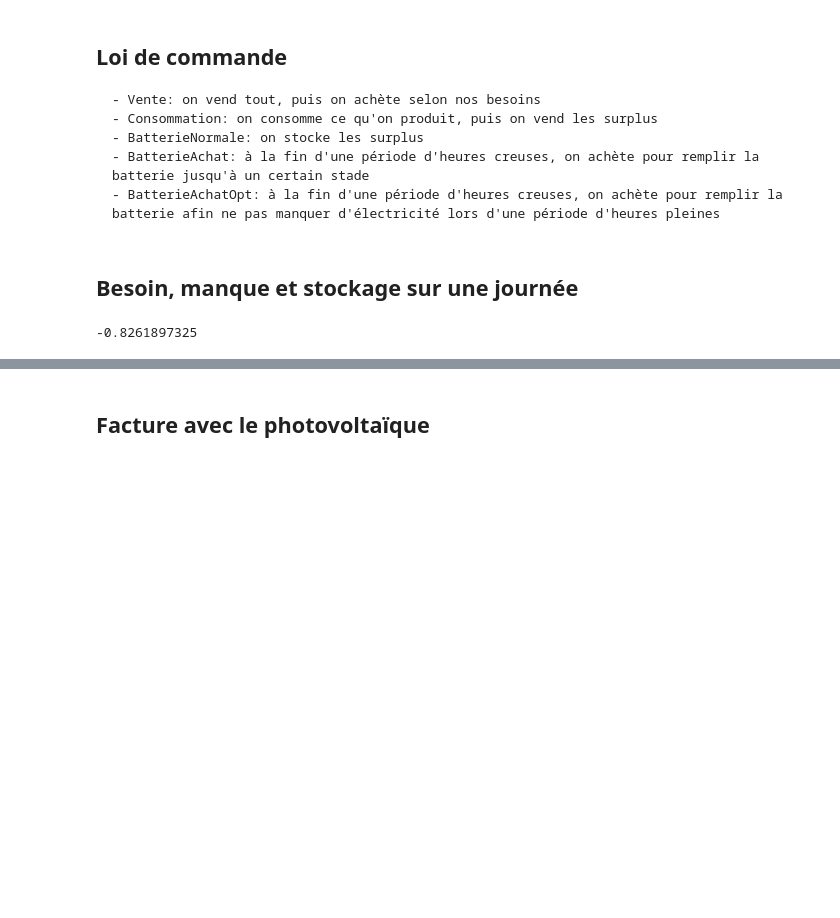
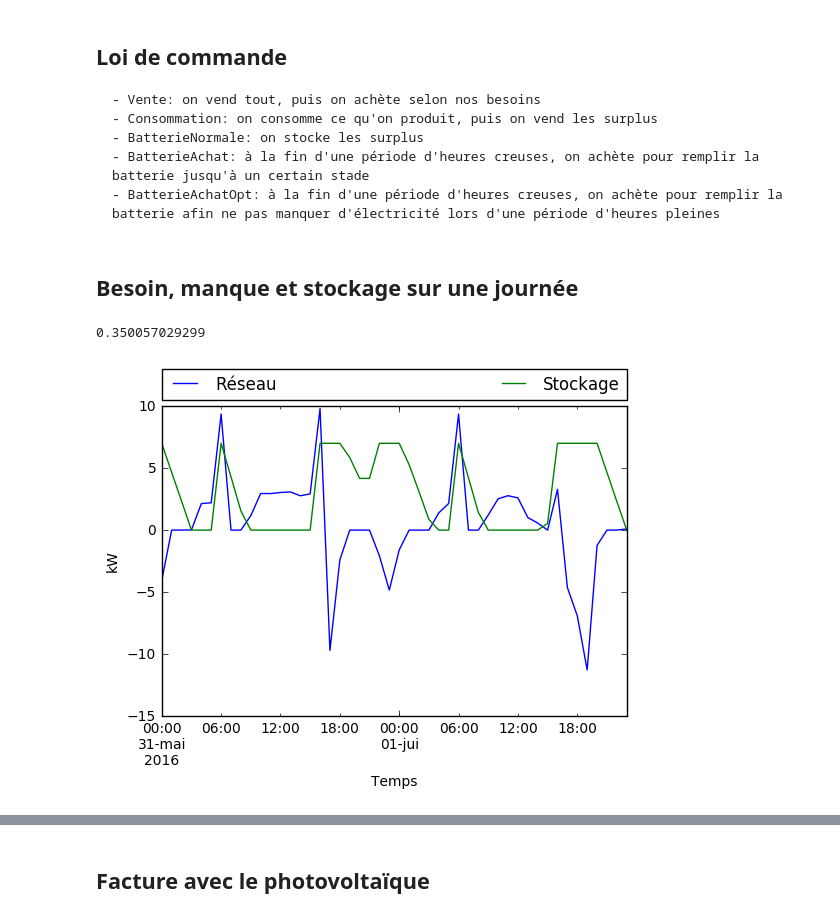
Before and after one commit to guhur/prod-electricite, a Jupyter notebook: simulations.ipynb, the cells around one changed output, grey strips where cells are left out. Saved outputs shown, nothing was run; the diff lists cells and outputs as text; code cells hidden in the pictures; blank space fills up the shorter version.

```diff
--- a/simulations.ipynb
+++ b/simulations.ipynb
@@ -289,7 +281,7 @@ def LoiConso(consommation, production, mask, rachat=prix_eolien):
 
 def LoiNormale(prod, cap_batterie, mask, conso = bale["consommation"],  rendement=0.9):
     batteriePleine = pd.Series(cap_batterie, index=bale[mask].index)
-    besoin = (conso-bale[prod])[mask]
+    besoin = (conso-bale[prod])[mask] if prod != "no-prod" else conso[mask]
     stockage = pd.Series(0, index=bale[mask].index)
     manque = pd.Series(0, index=bale[mask].index)   # manque  : > 0 si reseau > maison, <= 0 sinon
     stockagePre = 0.0
@@ -312,7 +304,7 @@ def LoiAchat(prod, cap_batterie, mask, coeff = 1.0, rendement = 0.9):
     batteriePleine = pd.Series(cap_batterie, index=bale[mask].index)
     stockage = pd.Series(0, index=bale[mask].index)
     manque = pd.Series(0, index=bale[mask].index)   # manque  : > 0 si reseau > maison, <= 0 sinon
-    besoin = (bale["consommation"]-bale[prod])[mask]
+    besoin = (bale["consommation"]-bale[prod])[mask] if prod != "no-prod" else bale["consommation"][mask]
     stockagePre = 0.0
     for p in bale[mask].index:
         m=  bale[mask].index == p
@@ -344,7 +336,7 @@ def LoiOptimal(prod,cap_batterie, mask, rendement = 0.9, conso=bale['consommatio
     stockage = pd.Series(0, index=bale[mask].index)
     decision_times = pd.Series(0,index=bale[mask].index)
     manque = pd.Series(0, index=bale[mask].index)   # manque  : > 0 si reseau > maison, <= 0 sinon
-    besoin = (bale["consommation"]-bale[prod])[mask]
+    besoin = (conso-bale[prod])[mask] if prod != "no-prod" else conso[mask]
     stockagePre = 0.0
     for p in bale[mask].index:
         start_time = time.time()
@@ -385,21 +377,24 @@ def LoiOptimal(prod,cap_batterie, mask, rendement = 0.9, conso=bale['consommatio
 ## Besoin, manque et stockage sur une journée
 # %%
 plt.figure()
-period = (bale.index.month == 1)
+matplotlib.rcParams['text.usetex'] = False
+matplotlib.rcParams['text.latex.unicode'] = False
+rc('font',**{'family':'serif','serif':['Calibri']})
+period = (bale.index.year == 2016) &  ((bale.index.month == 5) & (bale.index.day == 31) | (bale.index.month == 6) & (bale.index.day == 1))
 cap_batterie = 7
 besoin = (bale['consommation'] - bale['prod-eol'])[period]
-speriod = (besoin.index.month == 1) & (besoin.index.day == 5)
-[manque, stockage] = LoiNormale('prod-eol',  cap_batterie, period)
-besoin[speriod].plot(label="Besoin")
-manque[speriod].plot(label="Manque")
-stockage[speriod].plot(label="Stockage")
+[manque, stockage] = LoiAchat('prod-eol',  cap_batterie, period)
+# besoin.plot(label="Besoin")
+manque.plot(label="Réseau")
+stockage.plot(label="Stockage")
 plt.legend(bbox_to_anchor=(0., 1.02, 1., .102), loc=3,
            ncol=3, mode="expand", borderaxespad=0.)
 ax = plt.gca()
-ax.grid(True, which='both')
+#ax.grid(True, which='both')
 plt.xlabel("Temps")
-plt.ylabel("kWh")
-print besoin[speriod].mean()
+plt.ylabel("kW")
+print besoin.mean()
 # %% [output]
--0.8261897325
+0.350057029299
+[figure, added]
 # %%
```
Also changed, not shown: parts of 27 cells of this notebook, 8 other files.
